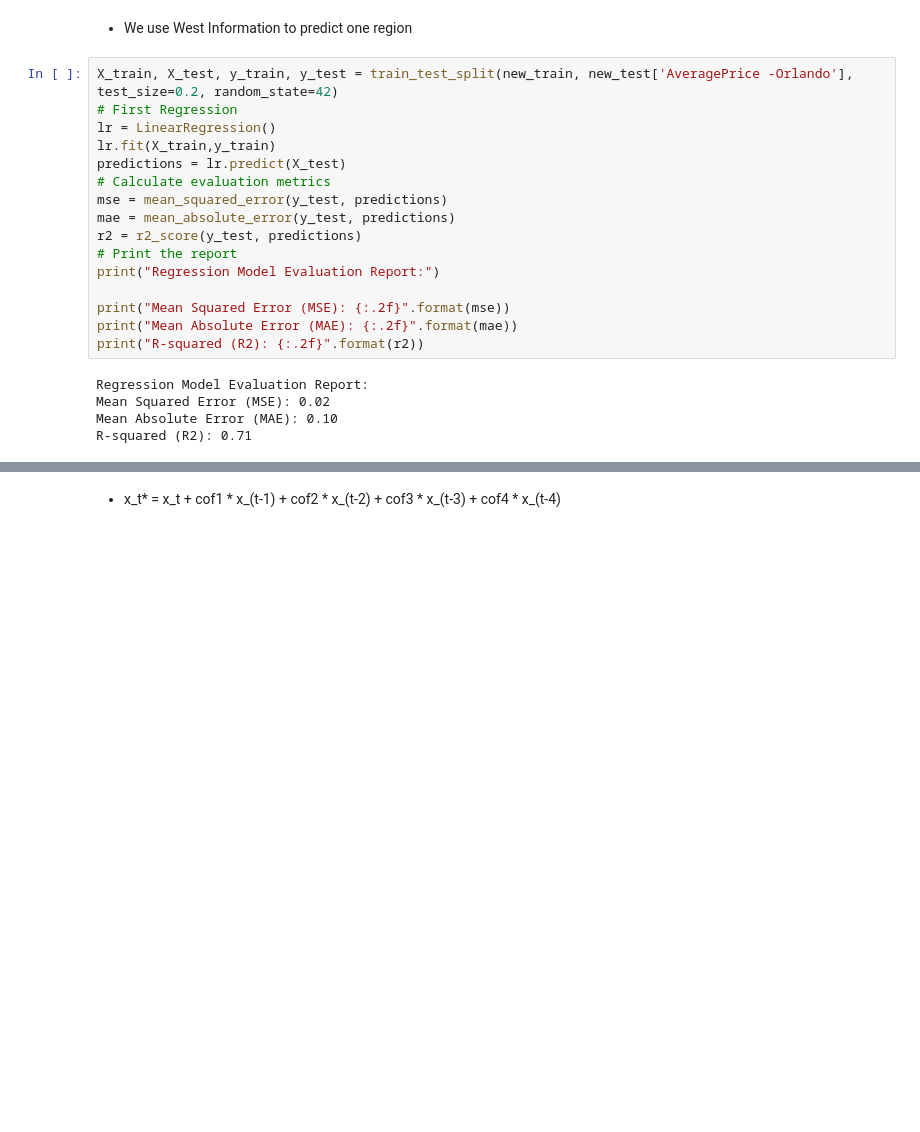
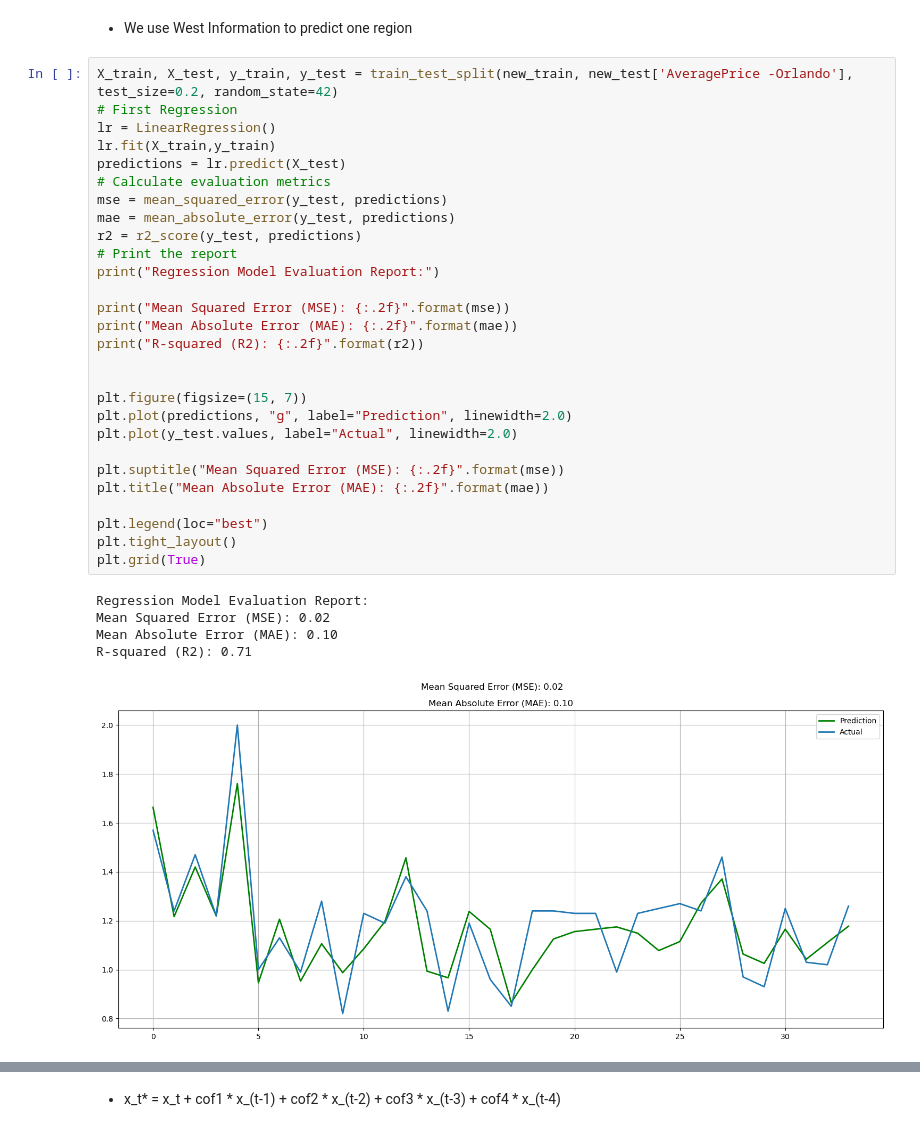
Before and after one commit to dunp7/Avocado-Price-Prediction, a Jupyter notebook: Task_3/Task_3.ipynb, the cells around one changed output, grey strips where cells are left out. Cells and saved outputs as stored; diff of their text form; blank space fills up the shorter version.

```diff
--- a/Task_3/Task_3.ipynb
+++ b/Task_3/Task_3.ipynb
@@ -98,21 +98,34 @@ Step 4: Run LR again with the addition of residuals
 # %%
 X_train, X_test, y_train, y_test = train_test_split(new_train, new_test['AveragePrice -Orlando'], test_size=0.2, random_state=42)
 # First Regression
 lr = LinearRegression()
 lr.fit(X_train,y_train)
 predictions = lr.predict(X_test)
 # Calculate evaluation metrics
 mse = mean_squared_error(y_test, predictions)
 mae = mean_absolute_error(y_test, predictions)
 r2 = r2_score(y_test, predictions)
 # Print the report
 print("Regression Model Evaluation Report:")
 
 print("Mean Squared Error (MSE): {:.2f}".format(mse))
 print("Mean Absolute Error (MAE): {:.2f}".format(mae))
 print("R-squared (R2): {:.2f}".format(r2))
+
+
+plt.figure(figsize=(15, 7))
+plt.plot(predictions, "g", label="Prediction", linewidth=2.0)
+plt.plot(y_test.values, label="Actual", linewidth=2.0)
+
+plt.suptitle("Mean Squared Error (MSE): {:.2f}".format(mse))
+plt.title("Mean Absolute Error (MAE): {:.2f}".format(mae))
+
+plt.legend(loc="best")
+plt.tight_layout()
+plt.grid(True)
 # %% [output]
 Regression Model Evaluation Report:
 Mean Squared Error (MSE): 0.02
 Mean Absolute Error (MAE): 0.10
 R-squared (R2): 0.71
+[figure, added]
```
Also changed, not shown: parts of 7 cells of this notebook, 1 other file.
